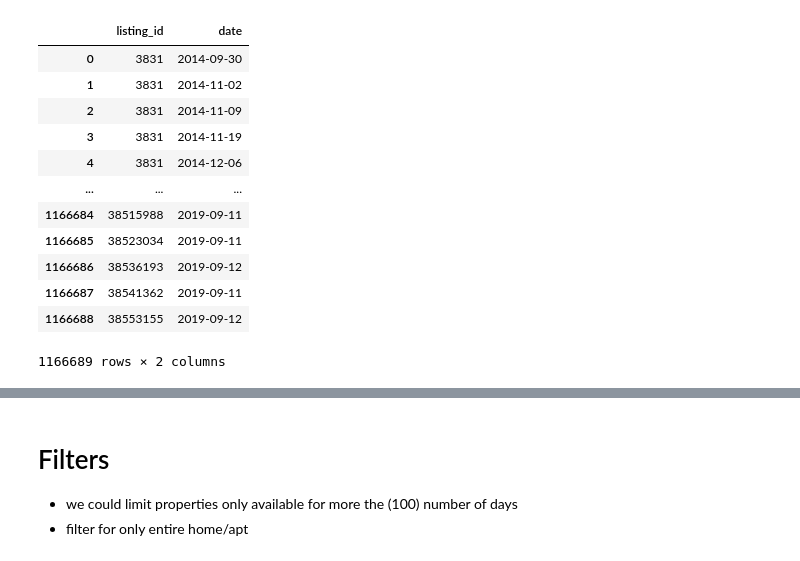
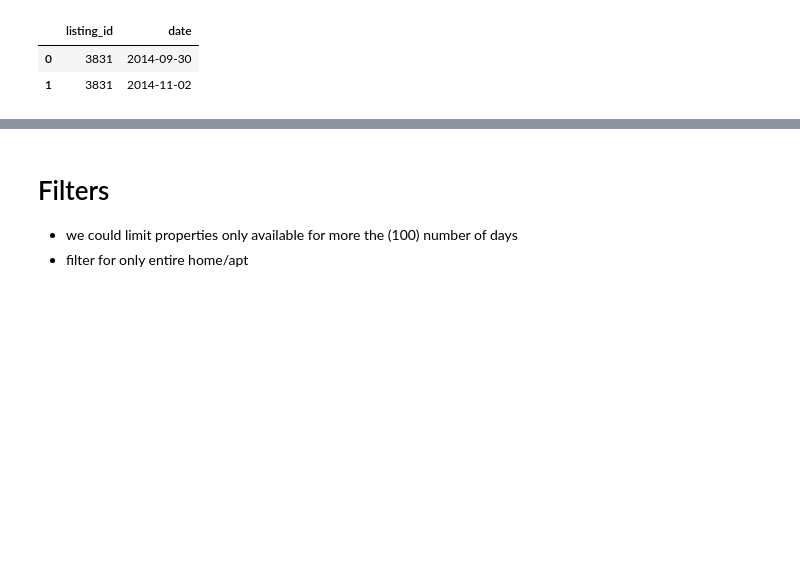
Before and after one commit to AchilleasDrakou/Data-Viz-Final-Project, a Jupyter notebook: Airbnb/Filtering Airbnb.ipynb, the cells around one changed output, grey strips where cells are left out. Drawn from its saved outputs; the diff is of its cells as text; code cells hidden in the pictures; blank space fills up the shorter version.

```diff
--- a/Airbnb/Filtering Airbnb.ipynb
+++ b/Airbnb/Filtering Airbnb.ipynb
@@ -9,18 +7,8 @@ df2 = pd.read_csv("reviews 2.csv")
 df3 = pd.read_csv("listings.csv")
 df4 = pd.read_csv("listings 2.csv")
 # %%
-df1
+df1.head(2)
 # %% [output]
 |  | listing_id | date |
 | 0 | 3831 | 2014-09-30 |
 | 1 | 3831 | 2014-11-02 |
-| 2 | 3831 | 2014-11-09 |
-| 3 | 3831 | 2014-11-19 |
-| 4 | 3831 | 2014-12-06 |
-| ... | ... | ... |
-| 1166684 | 38515988 | 2019-09-11 |
-| 1166685 | 38523034 | 2019-09-11 |
-| 1166686 | 38536193 | 2019-09-12 |
-| 1166687 | 38541362 | 2019-09-11 |
-| 1166688 | 38553155 | 2019-09-12 |
-1166689 rows × 2 columns
```
Also changed, not shown: parts of 11 cells of this notebook.
